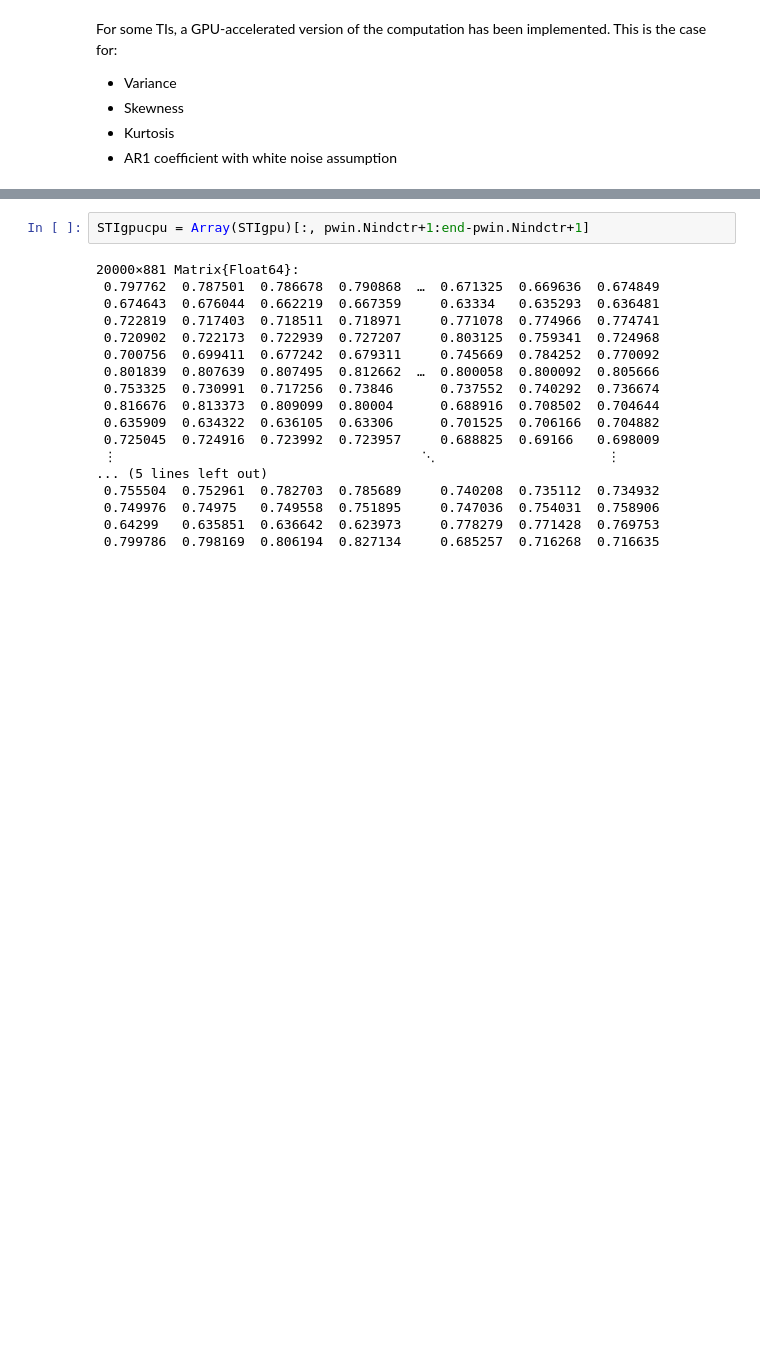
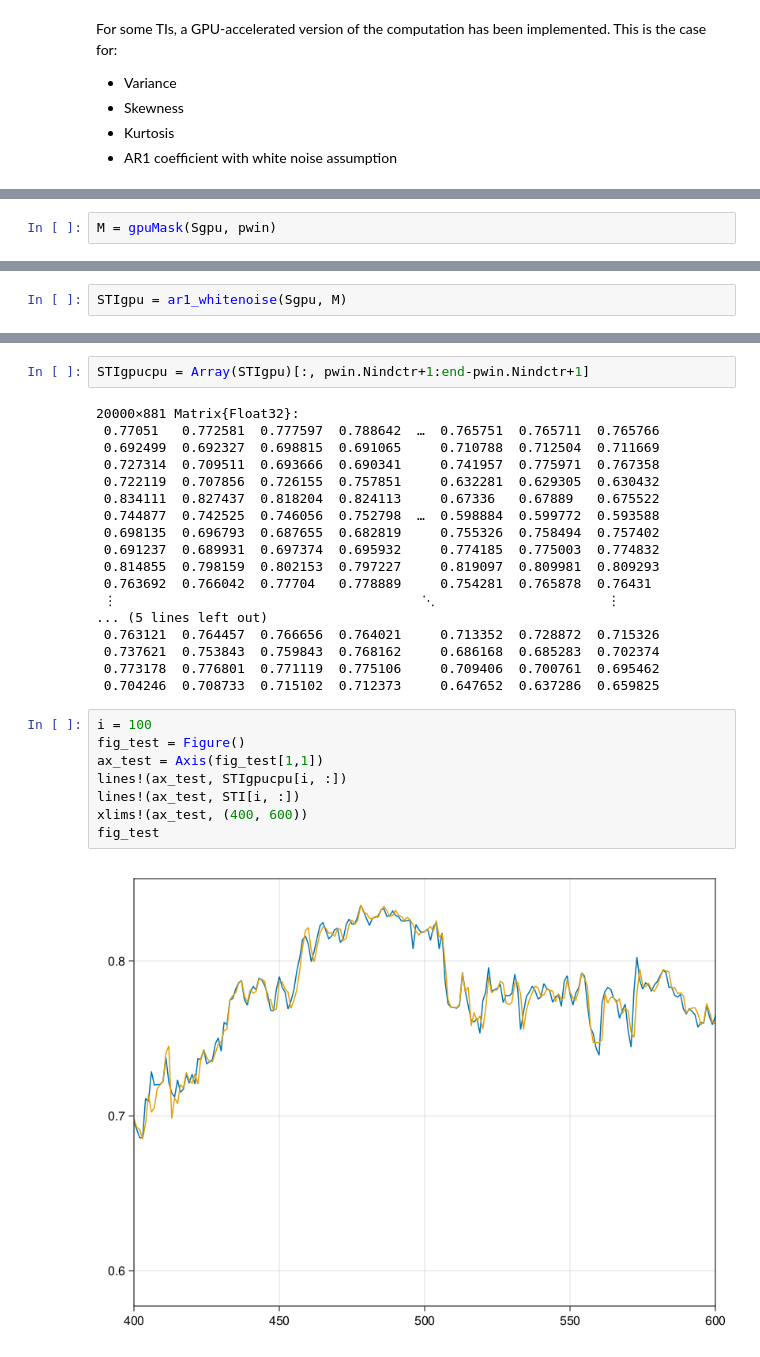
Before and after one commit to JanJereczek/StatisticalEWS, a Jupyter notebook: scripts/demo_palma.ipynb, the cells around one changed output, grey strips where cells are left out. Drawn from its saved outputs; the diff is of its cells as text; blank space fills up the shorter version.

```diff
--- a/scripts/demo_palma.ipynb
+++ b/scripts/demo_palma.ipynb
@@ -242,0 +241,2 @@ STIgpu = ar1_whitenoise(Sgpu, pwin)
+# %%
+M = gpuMask(Sgpu, pwin)
@@ -242,0 +261,2 @@ STIgpu = ar1_whitenoise(Sgpu, pwin)
+# %%
+STIgpu = ar1_whitenoise(Sgpu, M)
@@ -243,21 +281,31 @@ STIgpu = ar1_whitenoise(Sgpu, pwin)
 # %%
 STIgpucpu = Array(STIgpu)[:, pwin.Nindctr+1:end-pwin.Nindctr+1]
 # %% [output]
-20000×881 Matrix{Float64}:
- 0.797762  0.787501  0.786678  0.790868  …  0.671325  0.669636  0.674849
- 0.674643  0.676044  0.662219  0.667359     0.63334   0.635293  0.636481
- 0.722819  0.717403  0.718511  0.718971     0.771078  0.774966  0.774741
- 0.720902  0.722173  0.722939  0.727207     0.803125  0.759341  0.724968
- 0.700756  0.699411  0.677242  0.679311     0.745669  0.784252  0.770092
- 0.801839  0.807639  0.807495  0.812662  …  0.800058  0.800092  0.805666
- 0.753325  0.730991  0.717256  0.73846      0.737552  0.740292  0.736674
- 0.816676  0.813373  0.809099  0.80004      0.688916  0.708502  0.704644
- 0.635909  0.634322  0.636105  0.63306      0.701525  0.706166  0.704882
- 0.725045  0.724916  0.723992  0.723957     0.688825  0.69166   0.698009
+20000×881 Matrix{Float32}:
+ 0.77051   0.772581  0.777597  0.788642  …  0.765751  0.765711  0.765766
+ 0.692499  0.692327  0.698815  0.691065     0.710788  0.712504  0.711669
+ 0.727314  0.709511  0.693666  0.690341     0.741957  0.775971  0.767358
+ 0.722119  0.707856  0.726155  0.757851     0.632281  0.629305  0.630432
+ 0.834111  0.827437  0.818204  0.824113     0.67336   0.67889   0.675522
+ 0.744877  0.742525  0.746056  0.752798  …  0.598884  0.599772  0.593588
+ 0.698135  0.696793  0.687655  0.682819     0.755326  0.758494  0.757402
+ 0.691237  0.689931  0.697374  0.695932     0.774185  0.775003  0.774832
+ 0.814855  0.798159  0.802153  0.797227     0.819097  0.809981  0.809293
+ 0.763692  0.766042  0.77704   0.778889     0.754281  0.765878  0.76431
  ⋮                                       ⋱                      ⋮
 ... (5 lines left out)
- 0.755504  0.752961  0.782703  0.785689     0.740208  0.735112  0.734932
- 0.749976  0.74975   0.749558  0.751895     0.747036  0.754031  0.758906
- 0.64299   0.635851  0.636642  0.623973     0.778279  0.771428  0.769753
- 0.799786  0.798169  0.806194  0.827134     0.685257  0.716268  0.716635
+ 0.763121  0.764457  0.766656  0.764021     0.713352  0.728872  0.715326
+ 0.737621  0.753843  0.759843  0.768162     0.686168  0.685283  0.702374
+ 0.773178  0.776801  0.771119  0.775106     0.709406  0.700761  0.695462
+ 0.704246  0.708733  0.715102  0.712373     0.647652  0.637286  0.659825
+# %%
+i = 100
+fig_test = Figure()
+ax_test = Axis(fig_test[1,1])
+lines!(ax_test, STIgpucpu[i, :])
+lines!(ax_test, STI[i, :])
+xlims!(ax_test, (400, 600))
+fig_test
+# %% [output]
+[figure, added]
 # %%
```
Also changed, not shown: parts of 16 cells of this notebook, 2 other files.
